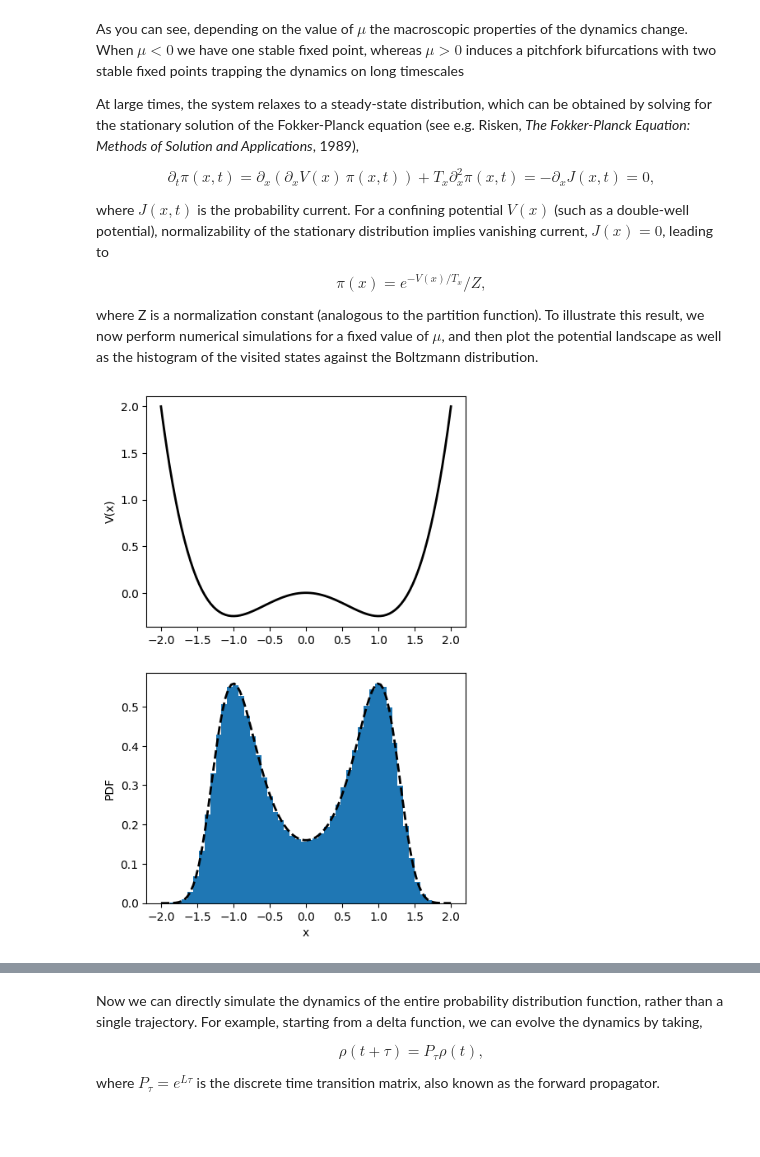
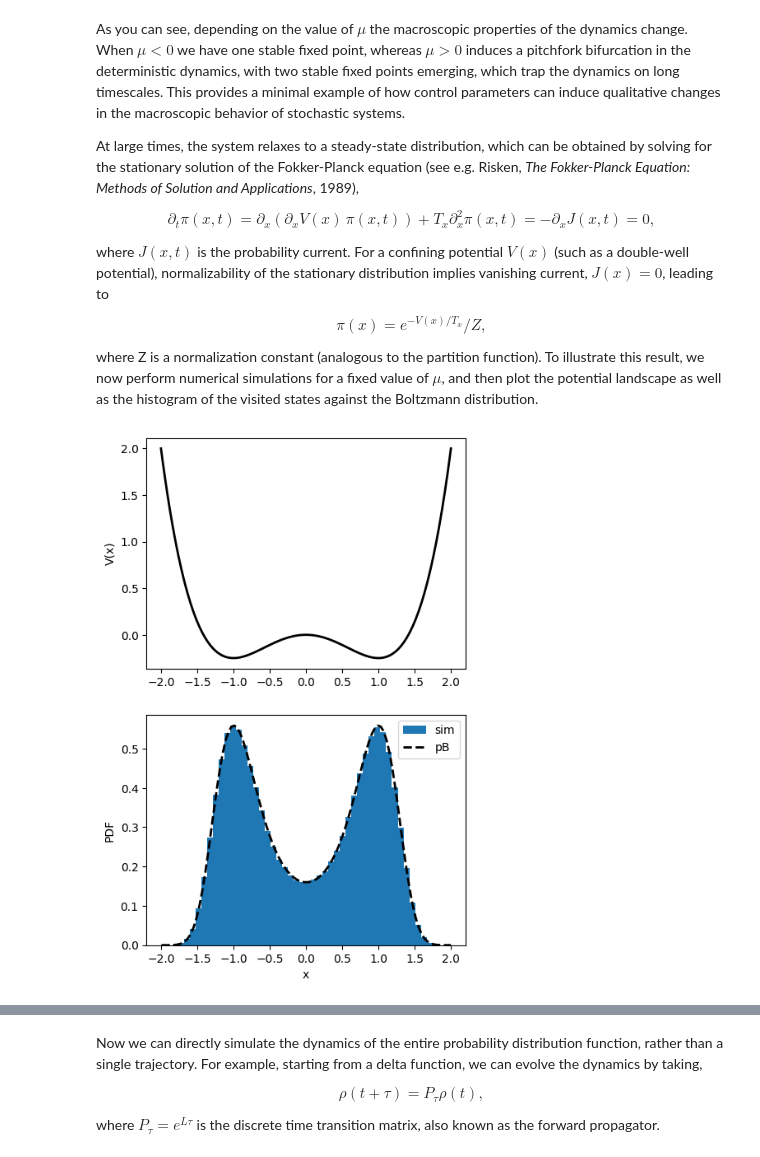
Before and after one commit to AntonioCCosta/DPG_PhysicsBehavior_2026, a Jupyter notebook: notebooks/notebook_1_theory_dw.ipynb, the cells around one changed output, grey strips where cells are left out. Cells and saved outputs as stored; diff of their text form; code cells hidden in the pictures; blank space fills up the shorter version.

```diff
--- a/notebooks/notebook_1_theory_dw.ipynb
+++ b/notebooks/notebook_1_theory_dw.ipynb
@@ -121,5 +138,5 @@ plt.show()
 # %% [markdown]
-As you can see, depending on the value of $\mu$ the macroscopic properties of the dynamics change. When $\mu<0$ we have one stable fixed point, whereas $\mu > 0$ induces a pitchfork bifurcations with two stable fixed points trapping the dynamics on long timescales
+As you can see, depending on the value of $\mu$ the macroscopic properties of the dynamics change. When $\mu<0$ we have one stable fixed point, whereas $\mu > 0$ induces a pitchfork bifurcation in the deterministic dynamics, with two stable fixed points emerging, which trap the dynamics on long timescales. This provides a minimal example of how control parameters can induce qualitative changes in the macroscopic behavior of stochastic systems.
 
 At large times, the system relaxes to a steady-state distribution, which can be obtained by solving for the stationary solution of the Fokker-Planck equation (see e.g. Risken, *The Fokker-Planck Equation: Methods of Solution and Applications*, 1989),
 
@@ -150,23 +167,24 @@ sims = simulate_dw(x0s,mu, Tx, dt, max_iters,downsampling)
 # %%
 def potential(x,mu):
     return x**4 / 4 - mu * x**2 / 2
 
 x = np.linspace(-2,2,100)
-plt.figure(figsize=(5,8))
+plt.figure(figsize=(5,8)) #plot the potential landscape
 plt.subplot(2,1,1)
 plt.plot(x,potential(x,mu),lw=2,c='k')
 plt.ylabel('V(x)')
 pB = np.exp(-potential(x,mu)/Tx)
 Z = np.trapezoid(pB,x)
 pB =pB/Z
-plt.subplot(2,1,2)
+plt.subplot(2,1,2) # plot the steady-state distribution
 plt.hist(np.hstack(sims),bins=50,density=True,label='sim')
 plt.plot(x,pB,c='k',ls='--',lw=2,label='pB')
 plt.xlabel('x')
 plt.ylabel('PDF')
+plt.legend()
 plt.show()
 # %% [output]
-[figure, old version]
+[figure, new version]
 # %% [markdown]
 Now, besides the long term behavior, we also see that when $\mu>>0$ there is a strong time scale separation between the transitions among wells, and the relaxation to a single well. The time it takes to transition from one well to the other is given by the distribution (see e.g. Risken, *The Fokker-Planck Equation: Methods of Solution and Applications*, 1989),
 
```
Also changed, not shown: parts of 26 cells of this notebook.
